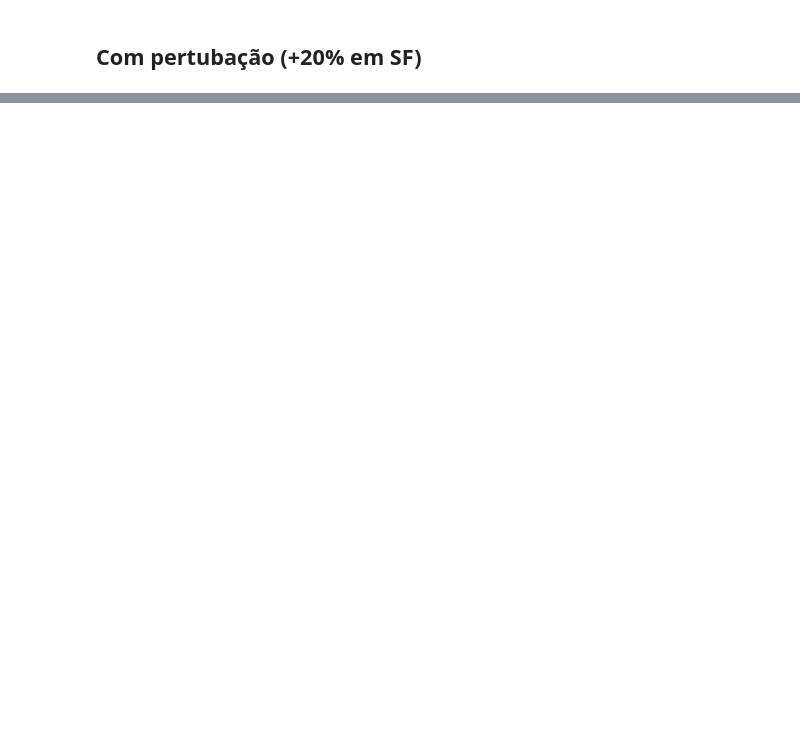
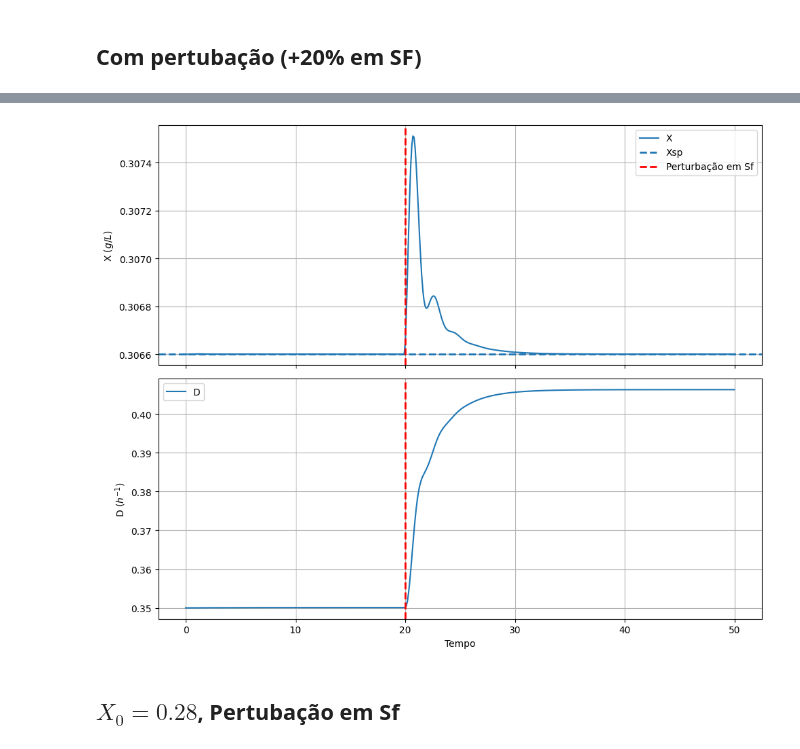
Before and after one commit to andersonmoura-cn/BioReator, a Jupyter notebook: src/genetico.ipynb, the cells around one changed output, grey strips where cells are left out. Drawn from its saved outputs; the diff is of its cells as text; code cells hidden in the pictures; blank space fills up the shorter version.

```diff
--- a/src/genetico.ipynb
+++ b/src/genetico.ipynb
@@ -66,0 +90,25 @@ Kp: -2.869, Ti: 0.027
+# %%
+fig, (ax1, ax2) = plt.subplots(2, 1, figsize=(10, 8), sharex=True)
+
+# Gráfico de X
+ax1.plot(ttop_pert, Xtop_pert, label='X')
+ax1.axhline(y=Xsp, linestyle='--', linewidth=2, label='Xsp')
+ax1.axvline(x=20, linestyle='--', linewidth=2, label='Perturbação em Sf', color='red')
+ax1.set_ylabel(r'X $(g/L)$')
+ax1.grid(True)
+ax1.legend()
+
+# Gráfico de D
+ax2.plot(ttop_pert, Dtop_pert, label='D')
+ax2.axvline(x=20, linestyle='--', linewidth=2, color='red')
+ax2.set_xlabel('Tempo')
+ax2.set_ylabel(r'D $(h^{-1}$)')
+ax2.grid(True)
+ax2.legend()
+
+plt.tight_layout()
+plt.show()
+# %% [output]
+[figure, added]
+# %% [markdown]
+## $X_0 = 0.28$, Pertubação em Sf
```
Also changed, not shown: parts of 10 cells of this notebook, 2 other files.
